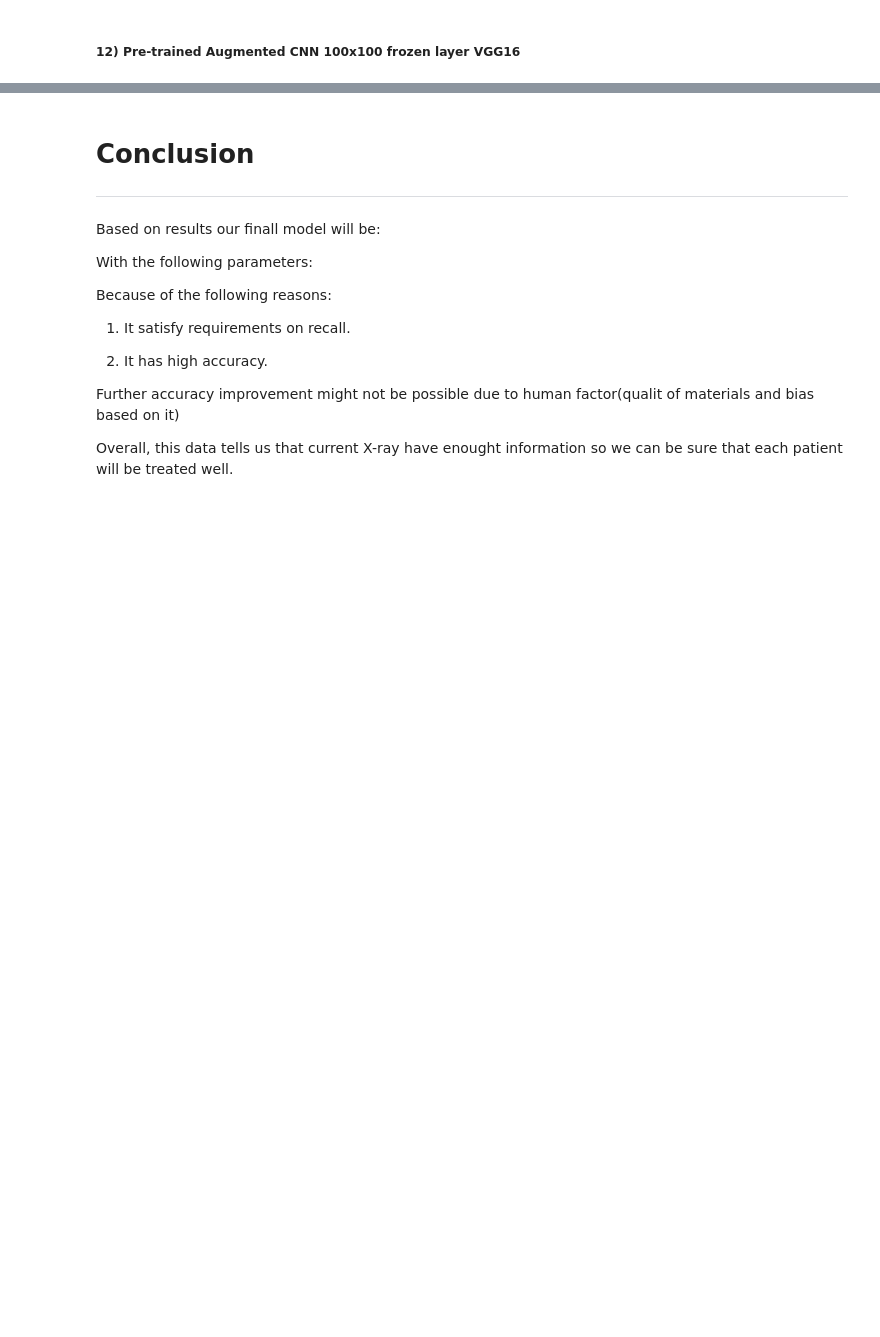
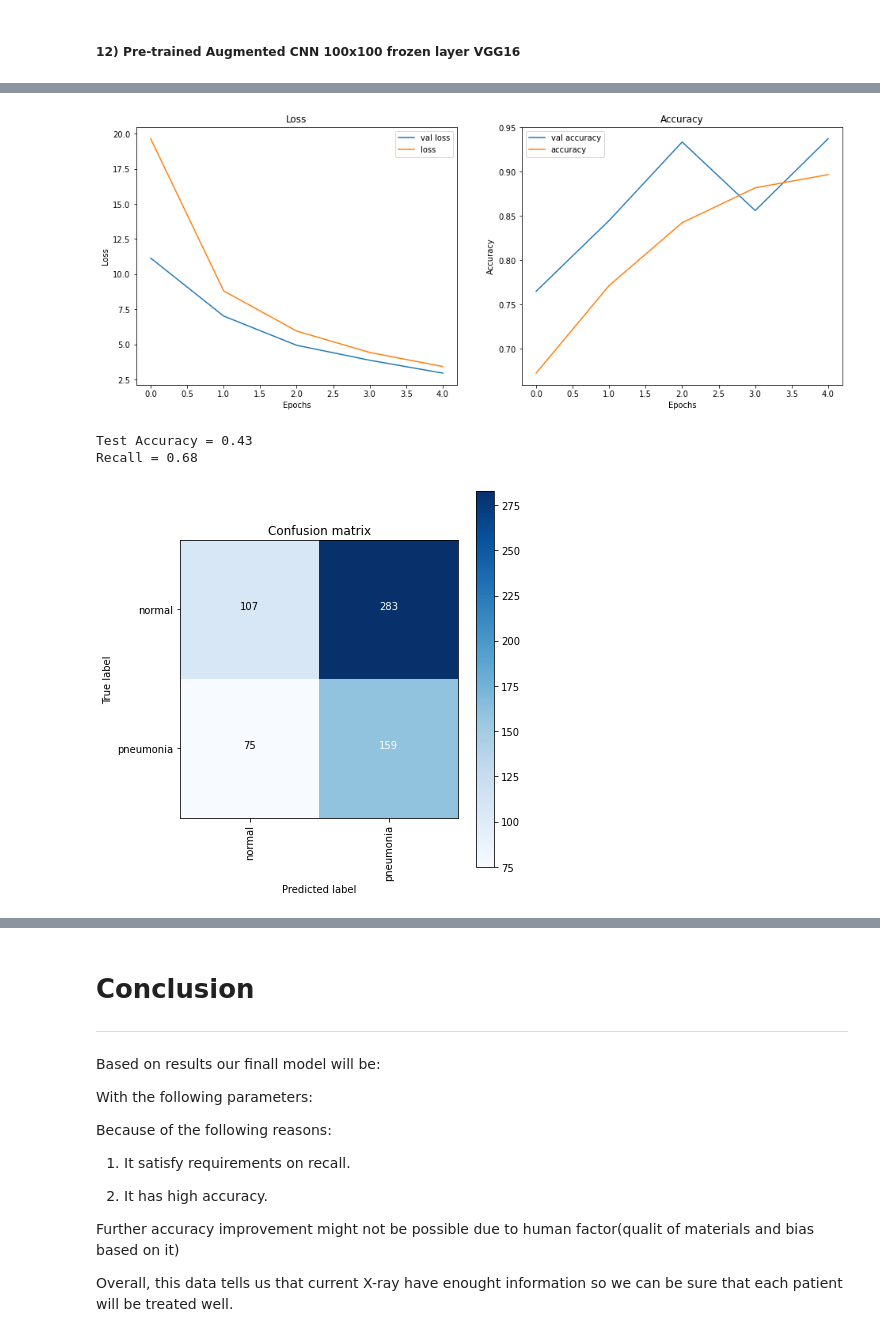
Before and after one commit to 314ka4y/Image_classification, a Jupyter notebook: Project_classification.ipynb, the cells around one changed output, grey strips where cells are left out. Saved outputs shown, nothing was run; the diff lists cells and outputs as text; code cells hidden in the pictures; blank space fills up the shorter version.

Commit message:
Train set bug resolved

```diff
--- a/Project_classification.ipynb
+++ b/Project_classification.ipynb
@@ -1202,0 +1177,3 @@ Found 4963 images belonging to 2 classes.
+# %%
+image_size = (100,100)
+train_generator_arg_100, val_generator_arg_100, test_generator_arg_100 = process_data_aug(image_size, batch_size)
@@ -1482,0 +1561,33 @@ plot_results(history__new7, model_new7, test_images_100_arg, test_y)
+# %%
+model_name = "2 Pre-trained Augmented CNN 100x100 frozen layer VGG16"
+
+base_model_cnn = VGG16(
+        weights='imagenet',
+        include_top=False,
+        input_shape=(100,100,3))
+# Freeze VGG layer
+base_model_cnn.trainable = False
+# %%
+model_new6 = models.Sequential()
+model_new6.add(base_model_cnn)
+model_new6.add(layers.Flatten())
+model_new6.add(layers.Dense(1000, activation="relu", kernel_regularizer = l2(l2 = 0.01)))
+model_new6.add(layers.Dropout(0.7))
+model_new6.add(layers.Dense(1000, activation="relu", kernel_regularizer = l2(l2 = 0.01)))
+model_new6.add(layers.Dropout(0.7))
+model_new6.add(layers.Dense(300, activation="relu", kernel_regularizer = l2(l2 = 0.01)))
+model_new6.add(layers.Dropout(0.6))
+model_new6.add(layers.Dense(1,activation="sigmoid"))
+model_new6.compile(
+    loss='binary_crossentropy',
+    optimizer="adam",
+    metrics=['accuracy'])
+# %%
+start = time.time()
+history__new6 = model_new6.fit_generator(train_generator_arg_100,
+                                steps_per_epoch=25,
+                                epochs=5,
+                                validation_data=val_generator_arg_100,
+                                validation_steps=25)
+end = time.time()
+train_time = round(end-start, 0)
@@ -1482,0 +1605,5 @@ plot_results(history__new7, model_new7, test_images_100_arg, test_y)
+# %%
+results_df = make_results(results_df,image_size,train_time,model_name,history__new6, model_new6, test_images_100_arg, test_y)
+display(results_df)
+plot_results(history__new6, model_new6, test_images_100_arg, test_y)
+# %% [output]
@@ -1482,0 +1627,4 @@ plot_results(history__new7, model_new7, test_images_100_arg, test_y)
+[figure, added]
+Test Accuracy = 0.43
+Recall = 0.68
+[figure, added]
```
Also changed, not shown: parts of 73 cells of this notebook.
